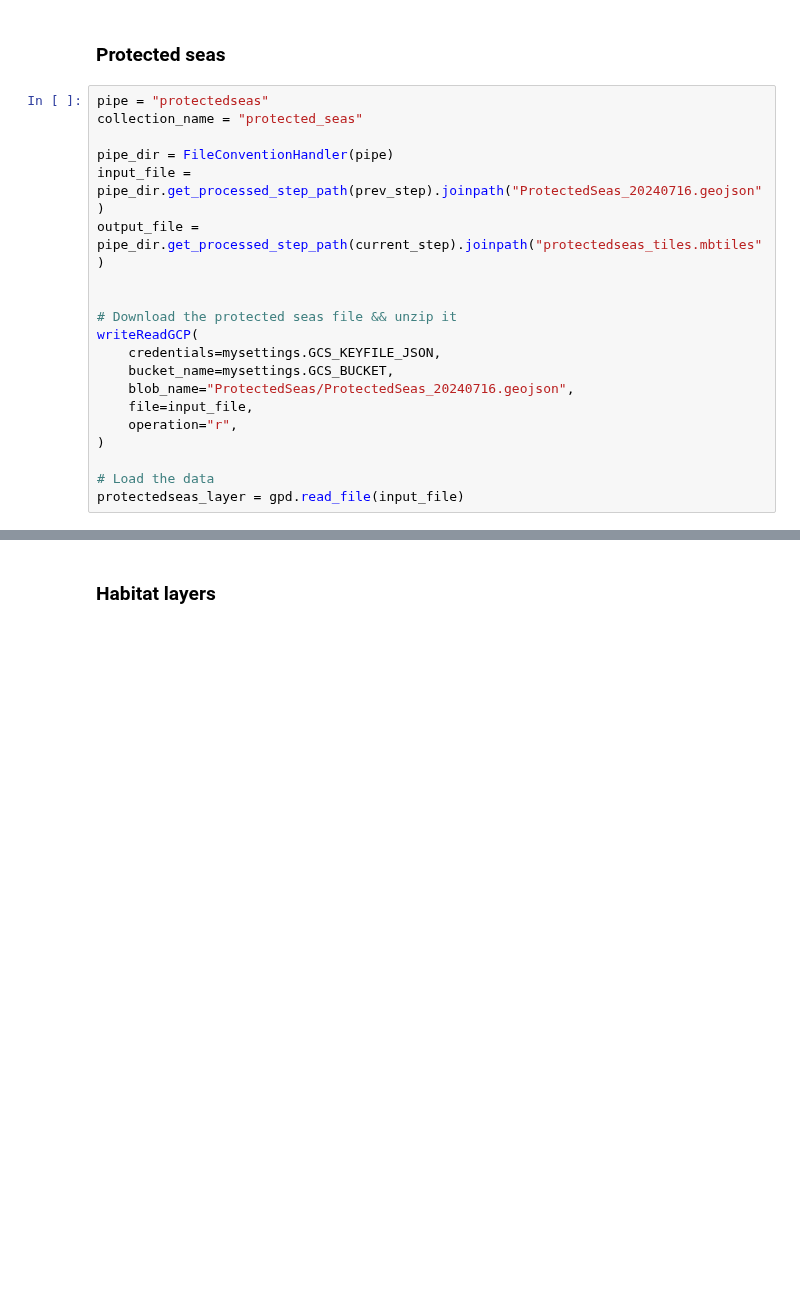
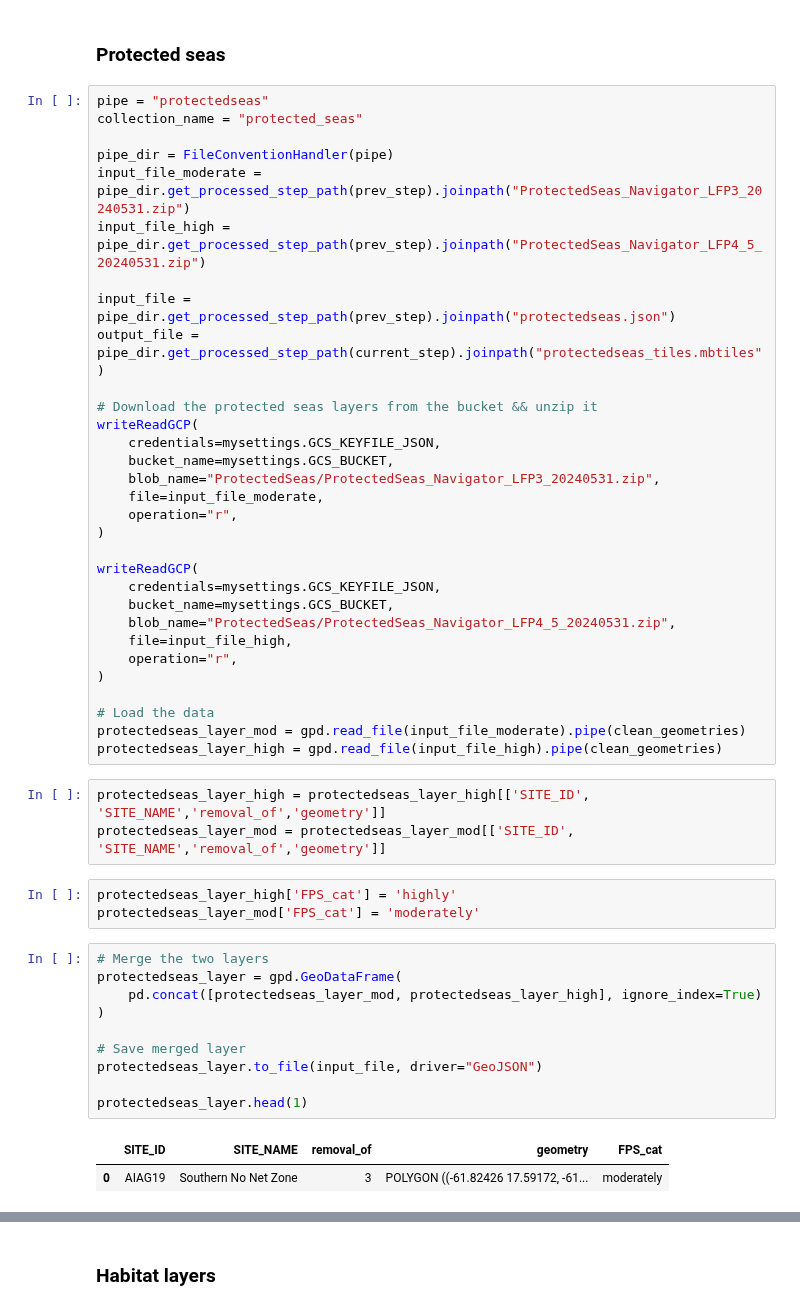
Before and after one commit to SkyTruth/skytruth-30x30, a Jupyter notebook: data/notebooks/pipes_mock/tiles.ipynb, the cells around one changed output, grey strips where cells are left out. Drawn from its saved outputs; the diff is of its cells as text; blank space fills up the shorter version.

Commit message:
data and layer preparation for terrestrial

```diff
--- a/data/notebooks/pipes_mock/tiles.ipynb
+++ b/data/notebooks/pipes_mock/tiles.ipynb
@@ -404,20 +434,50 @@ pipe = "protectedseas"
 collection_name = "protected_seas"
 
 pipe_dir = FileConventionHandler(pipe)
-input_file = pipe_dir.get_processed_step_path(prev_step).joinpath("ProtectedSeas_20240716.geojson")
+input_file_moderate = pipe_dir.get_processed_step_path(prev_step).joinpath("ProtectedSeas_Navigator_LFP3_20240531.zip")
+input_file_high = pipe_dir.get_processed_step_path(prev_step).joinpath("ProtectedSeas_Navigator_LFP4_5_20240531.zip")
+
+input_file = pipe_dir.get_processed_step_path(prev_step).joinpath("protectedseas.json")
 output_file = pipe_dir.get_processed_step_path(current_step).joinpath("protectedseas_tiles.mbtiles")
 
-
-# Download the protected seas file && unzip it
+# Download the protected seas layers from the bucket && unzip it
 writeReadGCP(
     credentials=mysettings.GCS_KEYFILE_JSON,
     bucket_name=mysettings.GCS_BUCKET,
-    blob_name="ProtectedSeas/ProtectedSeas_20240716.geojson",
-    file=input_file,
+    blob_name="ProtectedSeas/ProtectedSeas_Navigator_LFP3_20240531.zip",
+    file=input_file_moderate,
+    operation="r",
+)
+
+writeReadGCP(
+    credentials=mysettings.GCS_KEYFILE_JSON,
+    bucket_name=mysettings.GCS_BUCKET,
+    blob_name="ProtectedSeas/ProtectedSeas_Navigator_LFP4_5_20240531.zip",
+    file=input_file_high,
     operation="r",
 )
 
 # Load the data
-protectedseas_layer = gpd.read_file(input_file)
+protectedseas_layer_mod = gpd.read_file(input_file_moderate).pipe(clean_geometries)
+protectedseas_layer_high = gpd.read_file(input_file_high).pipe(clean_geometries)
+# %%
+protectedseas_layer_high = protectedseas_layer_high[['SITE_ID', 'SITE_NAME','removal_of','geometry']]
+protectedseas_layer_mod = protectedseas_layer_mod[['SITE_ID', 'SITE_NAME','removal_of','geometry']]
+# %%
+protectedseas_layer_high['FPS_cat'] = 'highly'
+protectedseas_layer_mod['FPS_cat'] = 'moderately'
+# %%
+# Merge the two layers
+protectedseas_layer = gpd.GeoDataFrame(
+    pd.concat([protectedseas_layer_mod, protectedseas_layer_high], ignore_index=True)
+)
+
+# Save merged layer
+protectedseas_layer.to_file(input_file, driver="GeoJSON")
+
+protectedseas_layer.head(1)
+# %% [output]
+|  | SITE_ID | SITE_NAME | removal_of | geometry | FPS_cat |
+| 0 | AIAG19 | Southern No Net Zone | 3 | POLYGON ((-61.82426 17.59172, -61... | moderately |
 # %%
 # simplify the geometries
```
Also changed, not shown: parts of 25 cells of this notebook, 3 other files.
